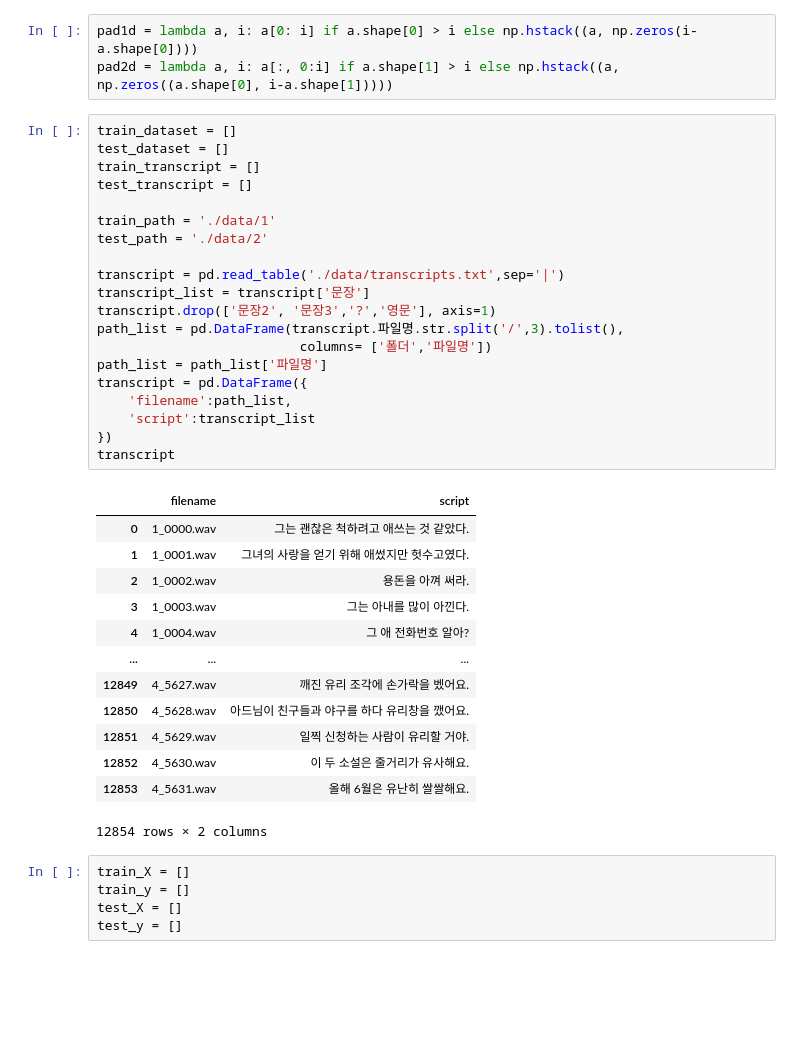
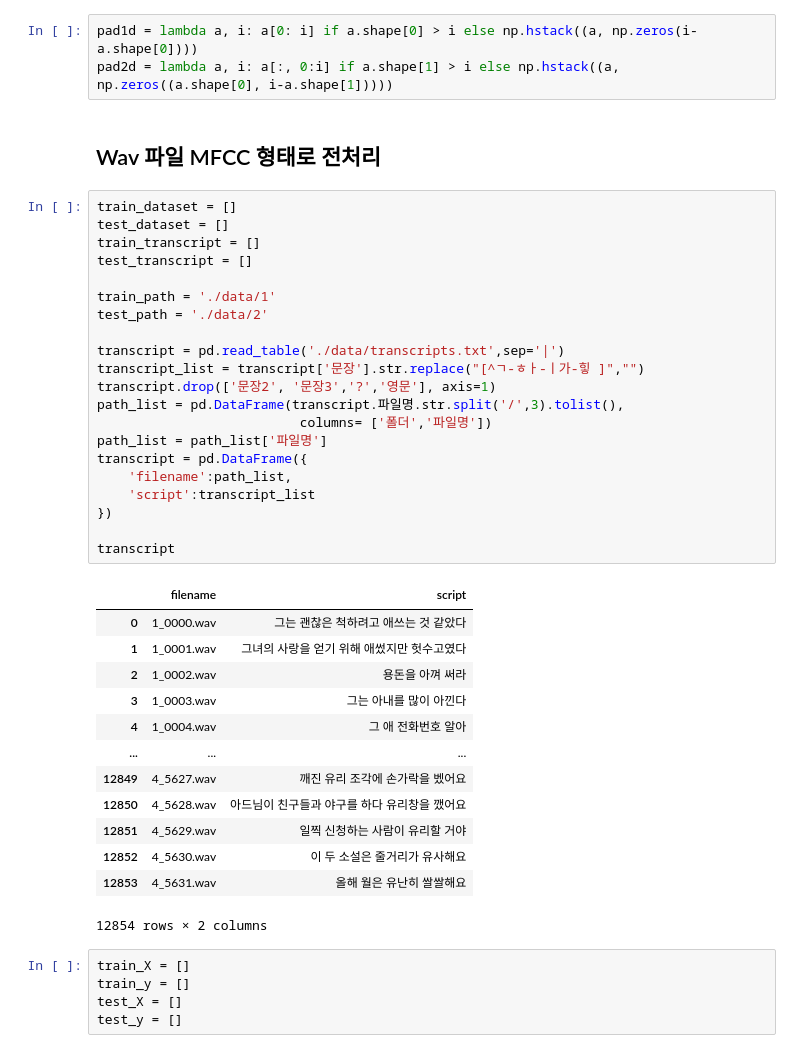
Before and after one commit to davejang/data-analyst-study, a Jupyter notebook: 3rd-week/STTbyCNNmodel.ipynb, the cells around one changed output. Cells and saved outputs as stored; diff of their text form; blank space fills up the shorter version.

```diff
--- a/3rd-week/STTbyCNNmodel.ipynb
+++ b/3rd-week/STTbyCNNmodel.ipynb
@@ -10,39 +10,42 @@ import torch.nn as nn
 # %%
 pad1d = lambda a, i: a[0: i] if a.shape[0] > i else np.hstack((a, np.zeros(i-a.shape[0])))
 pad2d = lambda a, i: a[:, 0:i] if a.shape[1] > i else np.hstack((a, np.zeros((a.shape[0], i-a.shape[1]))))
+# %% [markdown]
+<h2>Wav 파일 MFCC 형태로 전처리</h2>
 # %%
 train_dataset = []
 test_dataset = []
 train_transcript = []
 test_transcript = []
 
 train_path = './data/1'
 test_path = './data/2'
 
 transcript = pd.read_table('./data/transcripts.txt',sep='|')
-transcript_list = transcript['문장']
+transcript_list = transcript['문장'].str.replace("[^ㄱ-ㅎㅏ-ㅣ가-힣 ]","")
 transcript.drop(['문장2', '문장3','?','영문'], axis=1)
 path_list = pd.DataFrame(transcript.파일명.str.split('/',3).tolist(),
                           columns= ['폴더','파일명'])
 path_list = path_list['파일명']
 transcript = pd.DataFrame({
     'filename':path_list,
     'script':transcript_list
 })
+
 transcript
 # %% [output]
 |  | filename | script |
-| 0 | 1_0000.wav | 그는 괜찮은 척하려고 애쓰는 것 같았다. |
-| 1 | 1_0001.wav | 그녀의 사랑을 얻기 위해 애썼지만 헛수고였다. |
-| 2 | 1_0002.wav | 용돈을 아껴 써라. |
-| 3 | 1_0003.wav | 그는 아내를 많이 아낀다. |
-| 4 | 1_0004.wav | 그 애 전화번호 알아? |
+| 0 | 1_0000.wav | 그는 괜찮은 척하려고 애쓰는 것 같았다 |
+| 1 | 1_0001.wav | 그녀의 사랑을 얻기 위해 애썼지만 헛수고였다 |
+| 2 | 1_0002.wav | 용돈을 아껴 써라 |
+| 3 | 1_0003.wav | 그는 아내를 많이 아낀다 |
+| 4 | 1_0004.wav | 그 애 전화번호 알아 |
 | ... | ... | ... |
-| 12849 | 4_5627.wav | 깨진 유리 조각에 손가락을 벴어요. |
-| 12850 | 4_5628.wav | 아드님이 친구들과 야구를 하다 유리창을 깼어요. |
-| 12851 | 4_5629.wav | 일찍 신청하는 사람이 유리할 거야. |
-| 12852 | 4_5630.wav | 이 두 소설은 줄거리가 유사해요. |
-| 12853 | 4_5631.wav | 올해 6월은 유난히 쌀쌀해요. |
+| 12849 | 4_5627.wav | 깨진 유리 조각에 손가락을 벴어요 |
+| 12850 | 4_5628.wav | 아드님이 친구들과 야구를 하다 유리창을 깼어요 |
+| 12851 | 4_5629.wav | 일찍 신청하는 사람이 유리할 거야 |
+| 12852 | 4_5630.wav | 이 두 소설은 줄거리가 유사해요 |
+| 12853 | 4_5631.wav | 올해 월은 유난히 쌀쌀해요 |
 12854 rows × 2 columns
 # %%
 train_X = []
```
Also changed, not shown: parts of 14 cells of this notebook, 1 other file.
